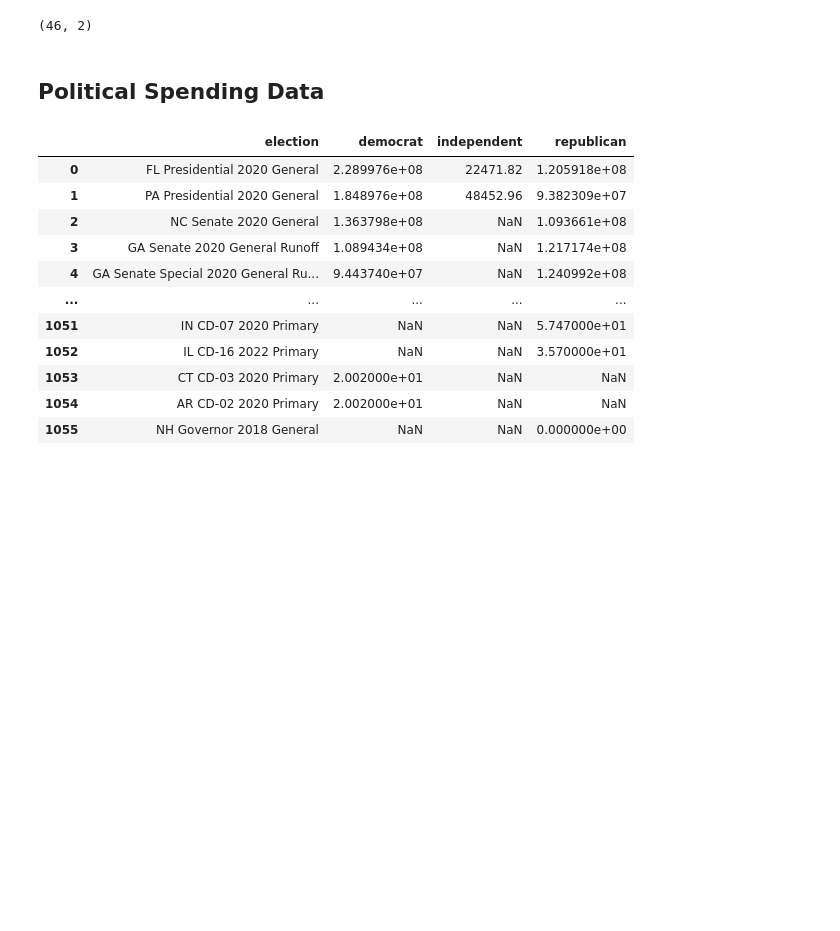
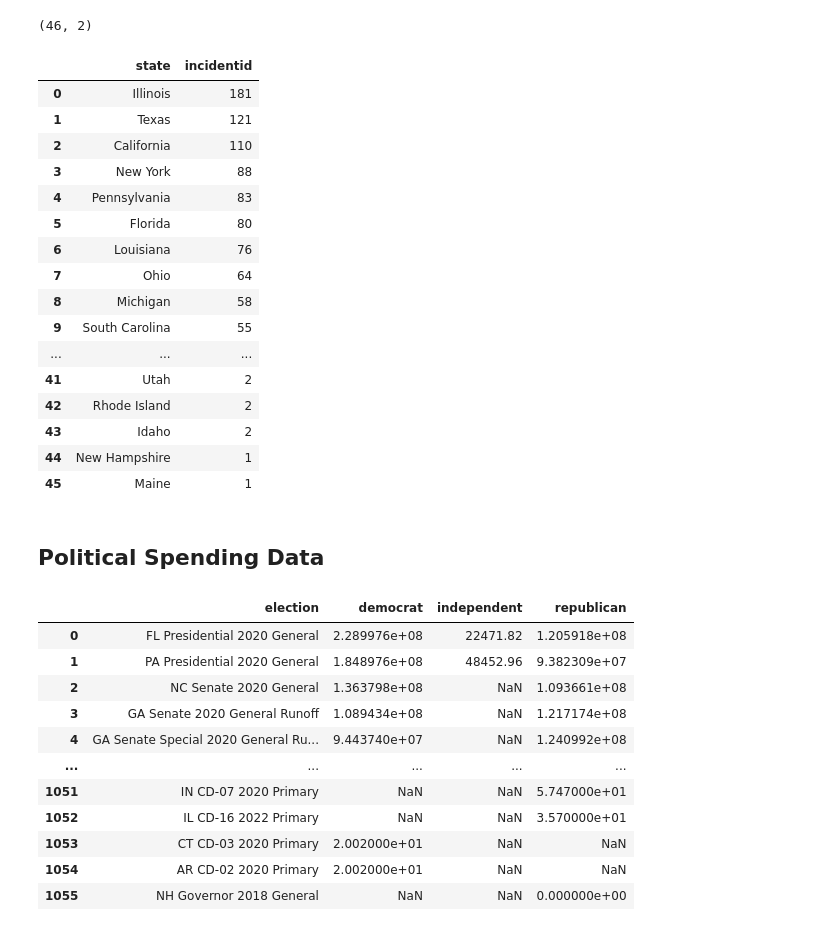
Before and after one commit to abogdan22/DS6040_Project, a Jupyter notebook: Data Preprocessing.ipynb, the cells around one changed output. Drawn from its saved outputs; the diff is of its cells as text; code cells hidden in the pictures; blank space fills up the shorter version.

```diff
--- a/Data Preprocessing.ipynb
+++ b/Data Preprocessing.ipynb
@@ -159,6 +138,30 @@ accidents
 accidents.shape
 # %% [output]
 (46, 2)
+# %%
+#df for number of shootings in all 3 years per state
+accidents_count = pd.DataFrame(GVA_recent.groupby('state')['incidentid'].count()).sort_values(by = 'incidentid', ascending = False)
+accidents_count = accidents_count.reset_index()
+#accidents_count = accidents_count.set_index('state')
+accidents_count
+# %% [output]
+|  | state | incidentid |
+| 0 | Illinois | 181 |
+| 1 | Texas | 121 |
+| 2 | California | 110 |
+| 3 | New York | 88 |
+| 4 | Pennsylvania | 83 |
+| 5 | Florida | 80 |
+| 6 | Louisiana | 76 |
+| 7 | Ohio | 64 |
+| 8 | Michigan | 58 |
+| 9 | South Carolina | 55 |
+| ... | ... | ... |
+| 41 | Utah | 2 |
+| 42 | Rhode Island | 2 |
+| 43 | Idaho | 2 |
+| 44 | New Hampshire | 1 |
+| 45 | Maine | 1 |
 # %% [markdown]
 ## Political Spending Data
 # %%
```
Also changed, not shown: parts of 20 cells of this notebook, 1 other file.
